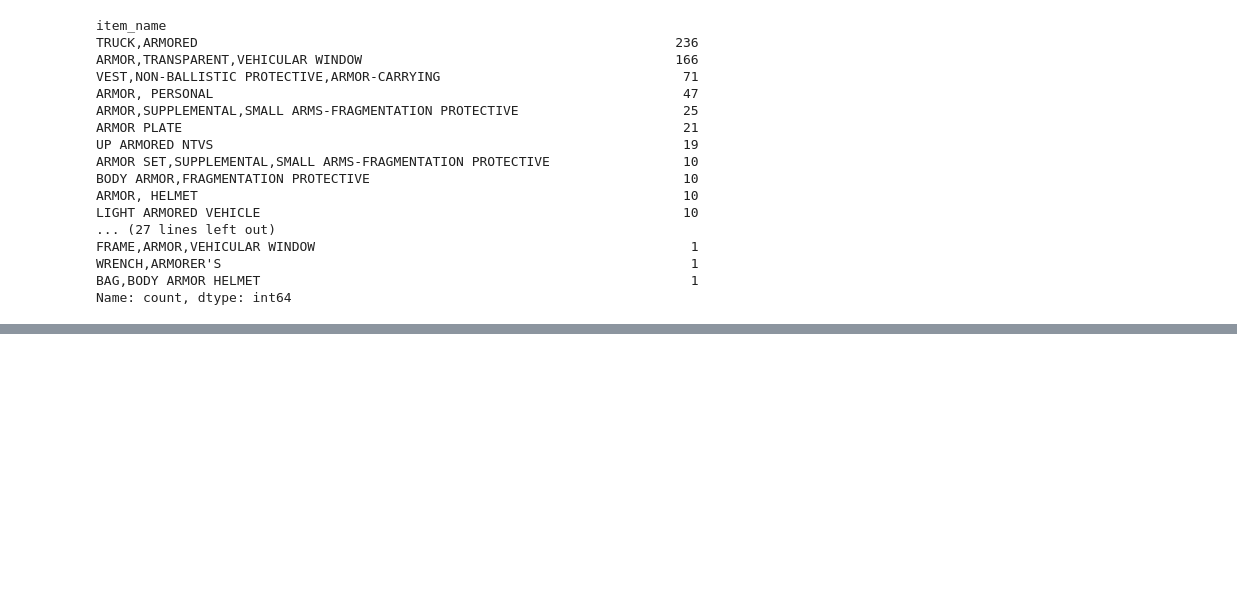
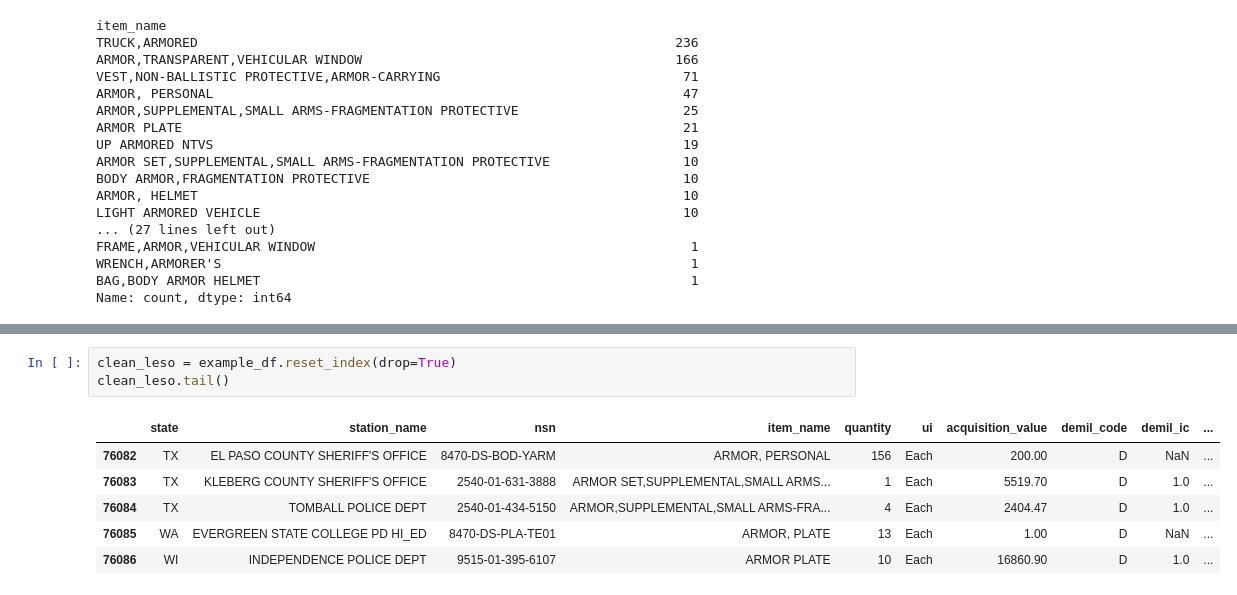
Before and after one commit to cat-mang/Mil_to_LawEnforcement, a Jupyter notebook: notebook.ipynb, the cells around one changed output, grey strips where cells are left out. Cells and saved outputs as stored; diff of their text form; blank space fills up the shorter version.

Commit message:
Cleaning attempt

```diff
--- a/notebook.ipynb
+++ b/notebook.ipynb
@@ -128,0 +148,10 @@ mult_df.head()
+# %%
+clean_leso = example_df.reset_index(drop=True)
+clean_leso.tail()
+# %% [output]
+|  | state | station_name | nsn | item_name | quantity | ui | acquisition_value | demil_code | demil_ic | ... |
+| 76082 | TX | EL PASO COUNTY SHERIFF'S OFFICE | 8470-DS-BOD-YARM | ARMOR, PERSONAL | 156 | Each | 200.00 | D | NaN | ... |
+| 76083 | TX | KLEBERG COUNTY SHERIFF'S OFFICE | 2540-01-631-3888 | ARMOR SET,SUPPLEMENTAL,SMALL ARMS... | 1 | Each | 5519.70 | D | 1.0 | ... |
+| 76084 | TX | TOMBALL POLICE DEPT | 2540-01-434-5150 | ARMOR,SUPPLEMENTAL,SMALL ARMS-FRA... | 4 | Each | 2404.47 | D | 1.0 | ... |
+| 76085 | WA | EVERGREEN STATE COLLEGE PD HI_ED | 8470-DS-PLA-TE01 | ARMOR, PLATE | 13 | Each | 1.00 | D | NaN | ... |
+| 76086 | WI | INDEPENDENCE POLICE DEPT | 9515-01-395-6107 | ARMOR PLATE | 10 | Each | 16860.90 | D | 1.0 | ... |
```
Also changed, not shown: parts of 10 cells of this notebook.
